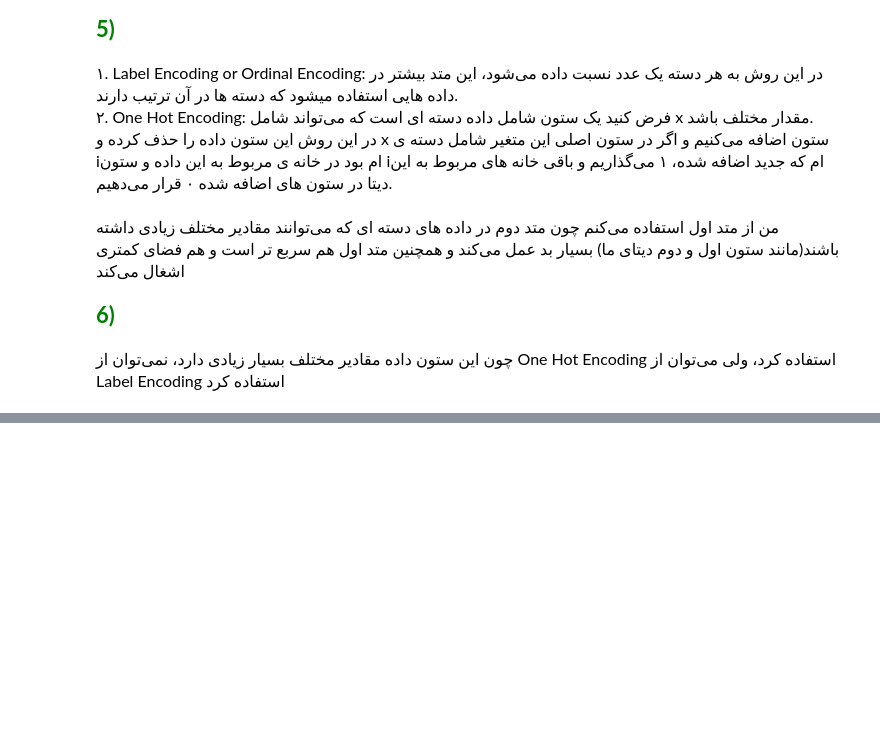
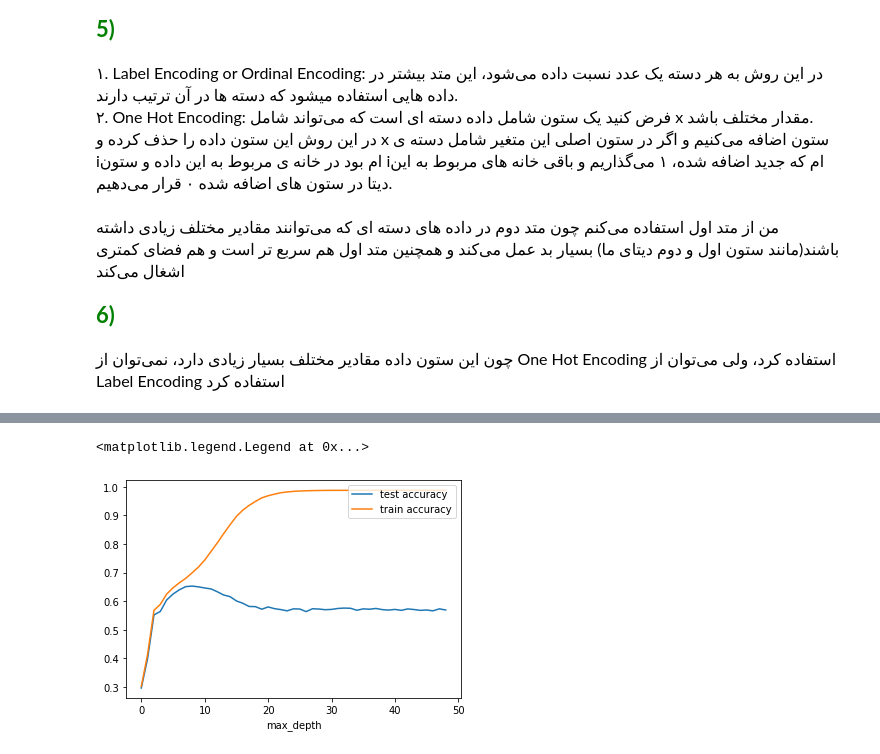
Before and after one commit to Moein-Karami/Artificial_Intelegent, a Jupyter notebook: CA4_Machine-Learning/Codes.ipynb, the cells around one changed output, grey strips where cells are left out. Cells and saved outputs as stored; diff of their text form; code cells hidden in the pictures; blank space fills up the shorter version.

```diff
--- a/CA4_Machine-Learning/Untitled.ipynb
+++ b/CA4_Machine-Learning/Codes.ipynb
@@ -470,0 +626,37 @@ SyntaxError: invalid syntax (<ipython-input-80-bda5f738275d>, line 1)
+# %%
+data = copy.deepcopy(real_data)
+del data['mode']
+del data['liveness']
+del data['key']
+del data['valence']
+del data['tempo']
+del data['duration_ms']
+# del data['speechiness']
+# del data['danceability']
+# del data['instrumentalness']
+# del data['track_name']
+# del data['energy']
+# del data['loudness']
+# del data['acousticness']
+train, test = sklearn.model_selection.train_test_split(data, test_size = 0.1)
+x_train = train.iloc[: , :-1]
+x_test = test.iloc[: , :-1]
+y_train = train.iloc[ : , len(train.columns) - 1]
+y_test = test.iloc[ : , len(train.columns) - 1]
+# %%
+from sklearn import tree
+train_acc = []
+test_acc = []
+for i in range(1, 50):
+    clf = tree.DecisionTreeClassifier(max_depth = i)
+    clf = clf.fit(x_train, y_train)
+    train_acc.append(get_accuracy(clf.predict(x_train), y_train))
+    test_acc.append(get_accuracy(clf.predict(x_test), y_test))
+# %%
+plt.plot(test_acc)
+plt.plot(train_acc)
+plt.xlabel('max_depth')
+plt.legend(["test accuracy", "train accuracy"], loc ="upper right")
+# %% [output]
+<matplotlib.legend.Legend at 0x...>
+[figure, added]
```
Also changed, not shown: parts of 21 cells of this notebook.
